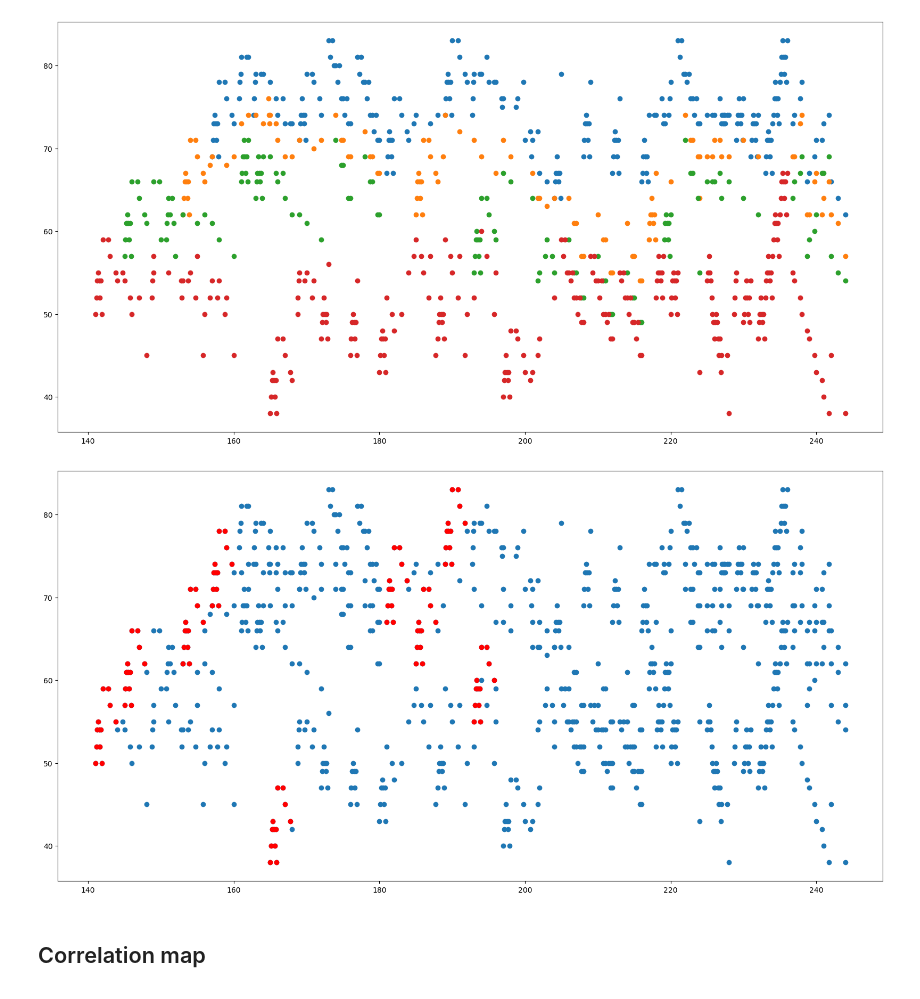
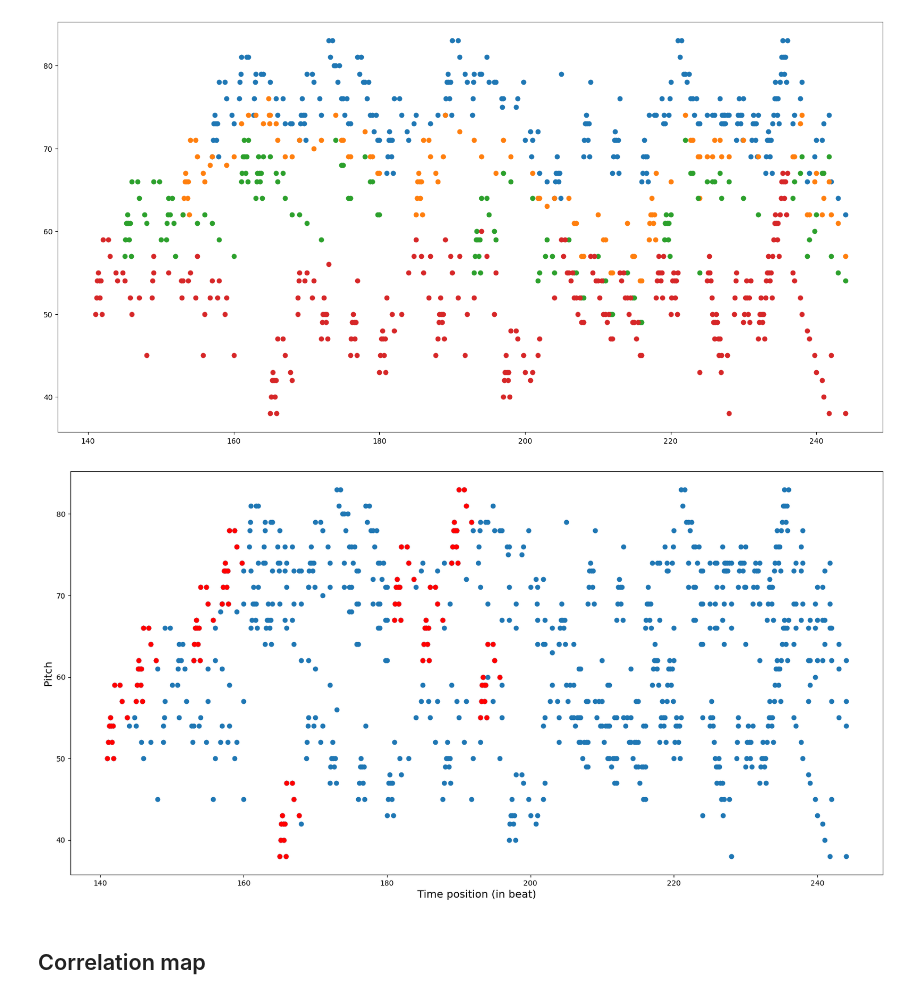
Before and after one commit to FRANCHI-Charles/MIDI-pattern-detection, a Jupyter notebook: bachtest.ipynb, the cells around one changed output. Cells and saved outputs as stored; diff of their text form; code cells hidden in the pictures.

```diff
--- a/bachtest.ipynb
+++ b/bachtest.ipynb
@@ -53,15 +53,17 @@ subject = data[fugua_names_list[nbr_fugua_subject]][:length_subject]
 # %%
 fugua = merge_instruments(tracks)
 
 subject_onsets = erosion(fugua, subject)
 subject_all = dilation(subject_onsets, subject)
 
 plt.figure(figsize=(20, 10))
-plt.scatter(*zip(*fugua))
-plt.scatter(*zip(*subject_all), color='red')
+plt.scatter(*zip(*fugua))#, color="darkblue")
+plt.scatter(*zip(*subject_all), color='r')
+plt.xlabel("Time position (in beat)", fontsize="x-large")
+plt.ylabel("Pitch", fontsize="x-large")
 plt.show()
 # %% [output]
-[figure, old version]
+[figure, new version]
 # %% [markdown]
 ## Correlation map
 # %%
```
Also changed, not shown: parts of 1 cell of this notebook, 2 other files.
